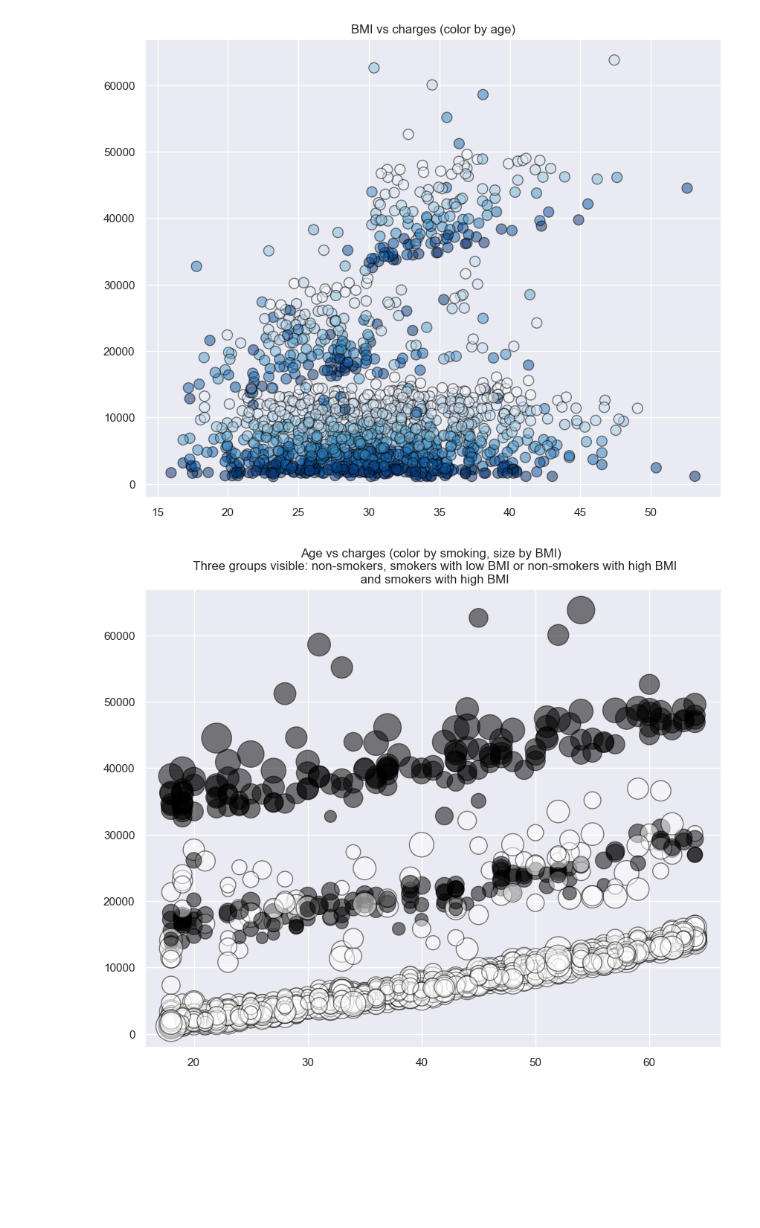
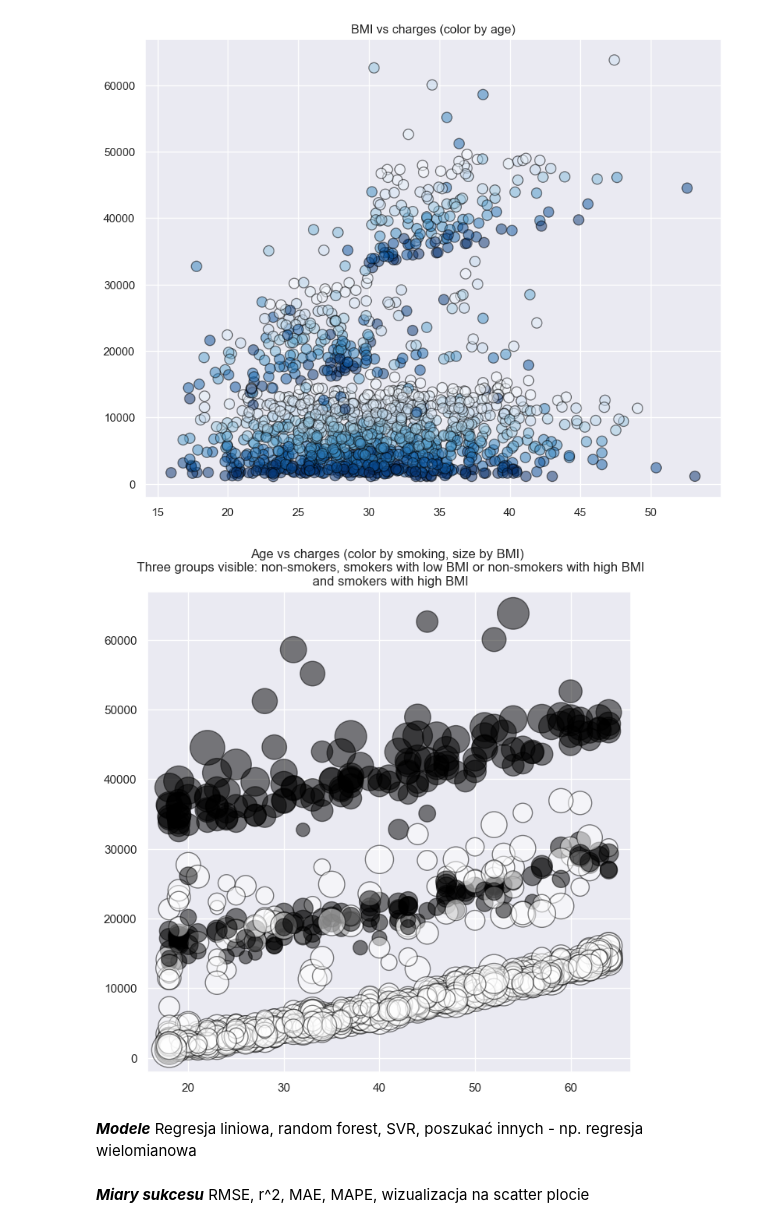
Before and after one commit to infoshareacademy/JDSZR11-DatA_Team, a Jupyter notebook: preprocessing.ipynb, the cells around one changed output. Drawn from its saved outputs; the diff is of its cells as text; code cells hidden in the pictures; blank space fills up the shorter version.

```diff
--- a/preprocessing.ipynb
+++ b/preprocessing.ipynb
@@ -122,3 +137,16 @@ sns.heatmap(
 pass
 # %% [output]
 [figure]
+# %%
+sns.set(rc={'figure.figsize':(8,8)})
+
+sns.heatmap(
+    Spearman_correlation_matrix,
+    cmap='vlag',
+    vmin=-1.,
+    vmax=1.,
+    square=True,
+    annot=True
+    )
+#sns.color_palette("vlag", as_cmap=True)
+pass
@@ -259,10 +299,17 @@ plt.show()
 # %% [output]
 [figure]
 # %%
-plt.scatter(df['age'], df['charges'], c=df['smoker'], cmap='gist_yarg', s=df["bmi"]**1.7, alpha=0.5, edgecolors='Black')
+plt.scatter(df['age'], df['charges'], c=df['smoker'], cmap='gist_yarg', s=df["bmi"]**1.75, alpha=0.5, edgecolors='Black')
 plt.title('Age vs charges (color by smoking, size by BMI) \n Three groups visible: non-smokers, \
 smokers with low BMI or non-smokers with high BMI\
 \n and smokers with high BMI')
 plt.show()
+# dodać legendę
+# przenieść do plotly
 # %% [output]
-[figure, old version]
+[figure, new version]
+# %% [markdown]
+***Modele*** Regresja liniowa, random forest, SVR, poszukać innych - np. regresja wielomianowa
+# %% [markdown]
+***Miary sukcesu***
+RMSE, r^2, MAE, MAPE, wizualizacja na scatter plocie
```
Also changed, not shown: parts of 4 cells of this notebook.
